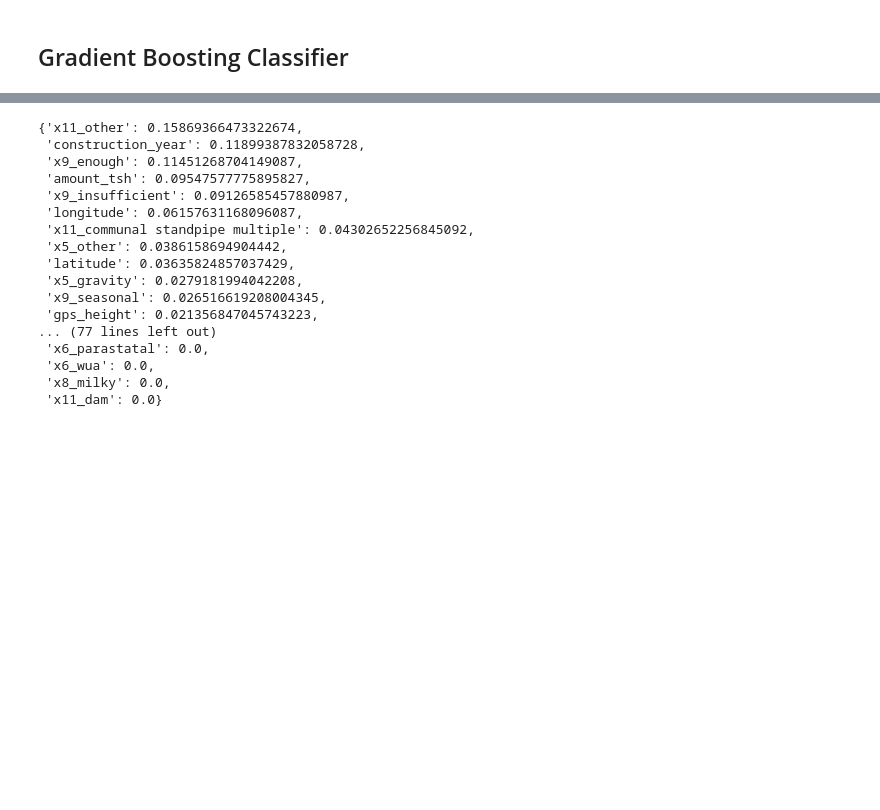
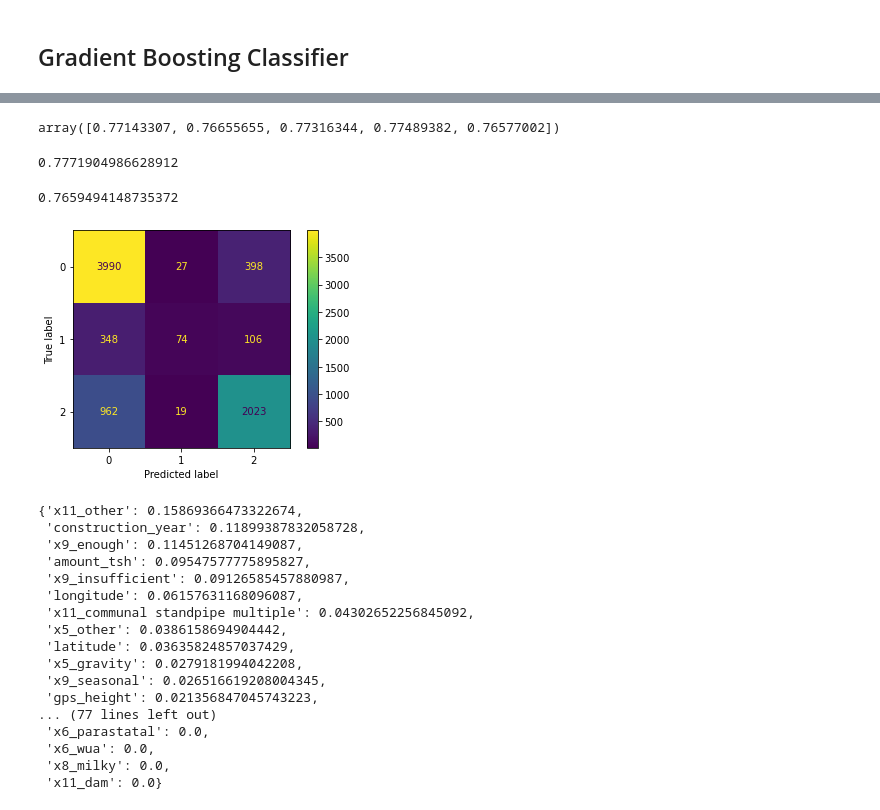
Before and after one commit to twood2015/Flatiron_Project_3, a Jupyter notebook: FinalNotebook.ipynb, the cells around one changed output, grey strips where cells are left out. Saved outputs shown, nothing was run; the diff lists cells and outputs as text; code cells hidden in the pictures; blank space fills up the shorter version.

```diff
--- a/FinalNotebook.ipynb
+++ b/FinalNotebook.ipynb
@@ -1183,3 +1059,26 @@ gbpipe.score(X_test_trim, y_test)
+# %%
+# get the cross-validation score from the model
+cross_val_score(gbpipe, X_train_trim, y_train).mean()
+# %% [output]
+array([0.77143307, 0.76655655, 0.77316344, 0.77489382, 0.76577002])
+# %%
+# get the models accuracy on training data
+gbpipe.score(X_train_trim, y_train)
+# %% [output]
+0.7771904986628912
+# %%
+# models accuracy on testing data
+gbpipe.score(X_test_trim, y_test)
+# %% [output]
+0.7659494148735372
+# %%
+# models predictions
+y_preds = gbpipe.predict(X_test_trim)
+# %%
+# plot a confusion matrix
+ConfusionMatrixDisplay(confusion_matrix(y_test, y_preds)).plot();
+# %% [output]
+[figure, added]
 # %%
 # get the feature importances from the model
 importances = gbpipe.steps[1][1].feature_importances_
```
Also changed, not shown: parts of 94 cells of this notebook, 2 other files.
